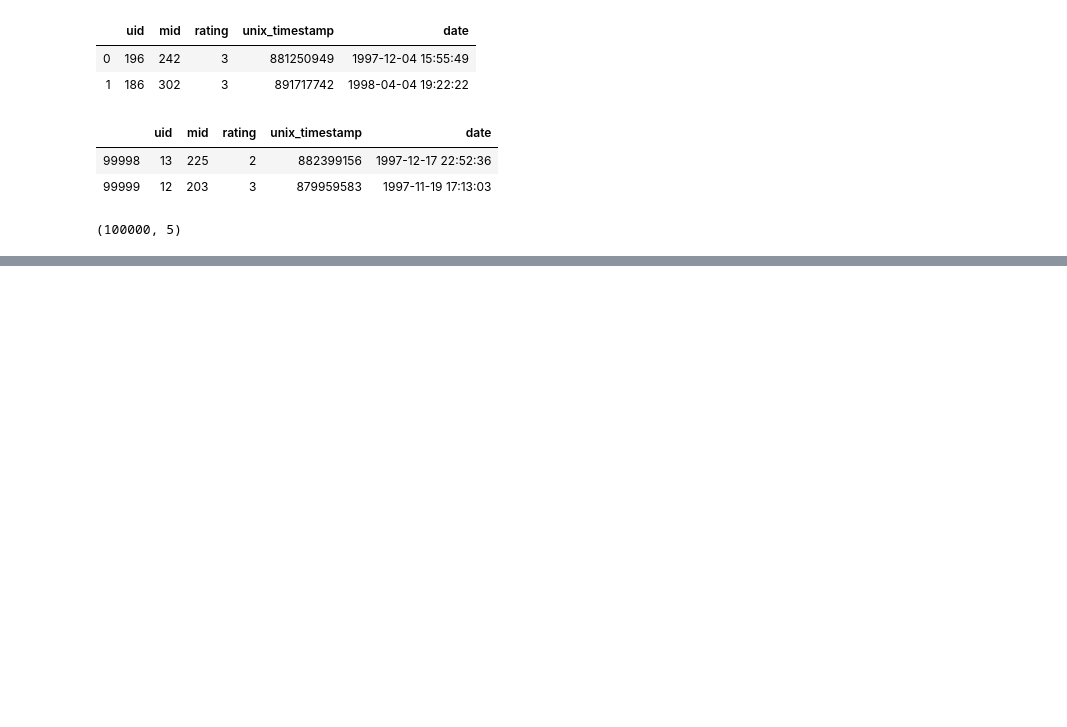
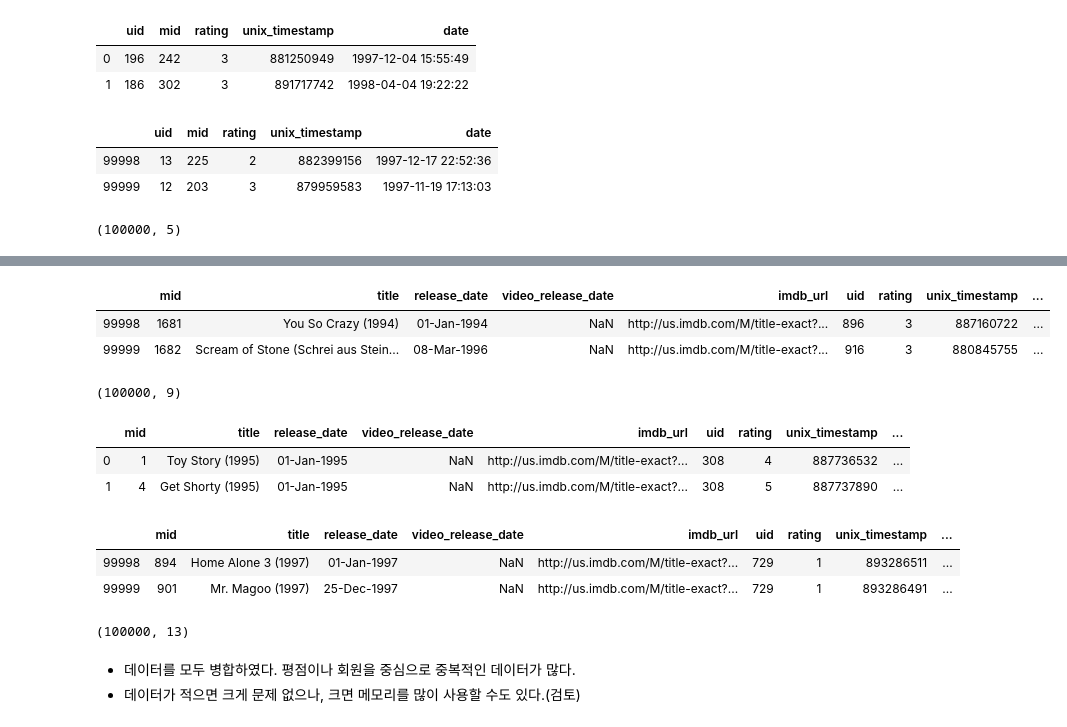
Before and after one commit to devkim0219/ml_dl_projects, a Jupyter notebook: ml/6. 지도학습의 회귀 분석 손실함수_평균제곱근오차 사용하여 평가.ipynb, the cells around one changed output, grey strips where cells are left out. Saved outputs shown, nothing was run; the diff lists cells and outputs as text; code cells hidden in the pictures; blank space fills up the shorter version.

```diff
--- a/ml/6. 지도학습의 회귀 분석 손실함수_평균제곱근오차 사용하여 평가.ipynb
+++ b/ml/6. 지도학습의 회귀 분석 손실함수_평균제곱근오차 사용하여 평가.ipynb
@@ -124,0 +141,31 @@ ratings.shape
+# %%
+movies_ratings.tail(2)
+# %% [output]
+|  | mid | title | release_date | video_release_date | imdb_url | uid | rating | unix_timestamp | ... |
+| 99998 | 1681 | You So Crazy (1994) | 01-Jan-1994 | NaN | http://us.imdb.com/M/title-exact?... | 896 | 3 | 887160722 | ... |
+| 99999 | 1682 | Scream of Stone (Schrei aus Stein... | 08-Mar-1996 | NaN | http://us.imdb.com/M/title-exact?... | 916 | 3 | 880845755 | ... |
+# %%
+movies_ratings.shape
+# %% [output]
+(100000, 9)
+# %%
+# movies_ratings, user -> 합치기
+movie_lens = pd.merge(movies_ratings, users)
+movie_lens.head(2)
+# %% [output]
+|  | mid | title | release_date | video_release_date | imdb_url | uid | rating | unix_timestamp | ... |
+| 0 | 1 | Toy Story (1995) | 01-Jan-1995 | NaN | http://us.imdb.com/M/title-exact?... | 308 | 4 | 887736532 | ... |
+| 1 | 4 | Get Shorty (1995) | 01-Jan-1995 | NaN | http://us.imdb.com/M/title-exact?... | 308 | 5 | 887737890 | ... |
+# %%
+movie_lens.tail(2)
+# %% [output]
+|  | mid | title | release_date | video_release_date | imdb_url | uid | rating | unix_timestamp | ... |
+| 99998 | 894 | Home Alone 3 (1997) | 01-Jan-1997 | NaN | http://us.imdb.com/M/title-exact?... | 729 | 1 | 893286511 | ... |
+| 99999 | 901 | Mr. Magoo (1997) | 25-Dec-1997 | NaN | http://us.imdb.com/M/title-exact?... | 729 | 1 | 893286491 | ... |
+# %%
+movie_lens.shape
+# %% [output]
+(100000, 13)
+# %% [markdown]
+- 데이터를 모두 병합하였다. 평점이나 회원을 중심으로 중복적인 데이터가 많다.
+- 데이터가 적으면 크게 문제 없으나, 크면 메모리를 많이 사용할 수도 있다.(검토)
```
Also changed, not shown: parts of 23 cells of this notebook.
